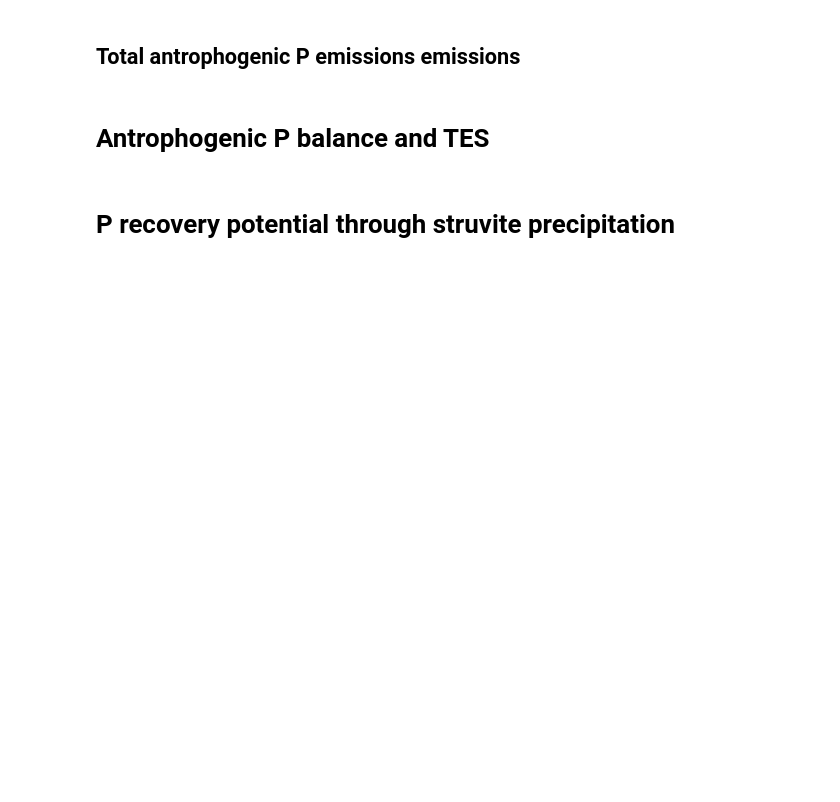
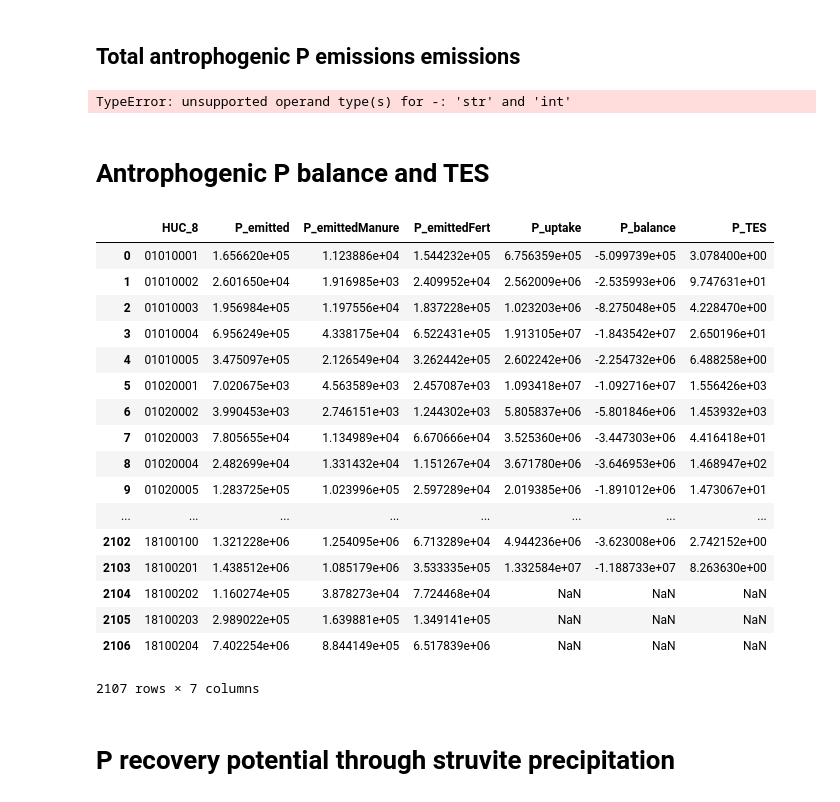
Before and after one commit to emartinher-PSEM3/Ceres, a Jupyter notebook: cereslibrary/TES/TES.ipynb, the cells around one changed output. Saved outputs shown, nothing was run; the diff lists cells and outputs as text; code cells hidden in the pictures; blank space fills up the shorter version.

```diff
--- a/cereslibrary/TES/TES.ipynb
+++ b/cereslibrary/TES/TES.ipynb
@@ -1395,22 +1354,54 @@ NutManureGenerated_df = pd.read_csv('DatabasesClean/NutManureGenerated.csv', con
 TotalEmissions = pd.DataFrame({'HUC_8':NutManureGenerated_df['HUC_CODE'],
                                'P':(NutManureGenerated_df['P_Exc'] + NutFertilizer_df['P_Fert']),
                                'N':(NutManureGenerated_df['N_Exc'] + NutFertilizer_df['N_Fert']),
-                               'K':(NutManureGenerated_df['K_Exc'] + NutFertilizer_df['K_Fert']),})
+                               'K':(NutManureGenerated_df['K_Exc'] + NutFertilizer_df['K_Fert']),
+                               'PManure':(NutManureGenerated_df['P_Exc']),
+                               'NManure':(NutManureGenerated_df['N_Exc']),
+                               'KManure':(NutManureGenerated_df['K_Exc']),
+                               'PFert':(NutFertilizer_df['P_Fert']),
+                               'NFert':(NutFertilizer_df['N_Fert']),
+                               'KFert':(NutFertilizer_df['K_Fert']),
+                                })
 
 TotalEmissions.to_csv('DatabasesClean/TotalEmissions.csv', index=False)
+AnthropogenicHUC_PUptake_df['AnthropogenicHUC_PUptake_year']-2
+# %% [output]
+TypeError: unsupported operand type(s) for -: 'str' and 'int'
 # %% [markdown]
 # Antrophogenic P balance and TES
 # %%
 TotalEmissions_df = pd.read_csv('DatabasesClean/TotalEmissions.csv', converters={'HUC_8': lambda x: str(x)})
 AnthropogenicHUC_PUptake_df = pd.read_csv('DatabasesClean/AnthropogenicHUC_PUptake.csv', converters={'HUC_8': lambda x: str(x)})
 
 AntrophogenicPBalance = pd.DataFrame({'HUC_8':TotalEmissions_df['HUC_8'],
                                        'P_emitted':TotalEmissions['P'],
+                                       'P_emittedManure':TotalEmissions['PManure'],
+                                       'P_emittedFert':TotalEmissions['PFert'],
                                        'P_uptake':AnthropogenicHUC_PUptake_df['AnthropogenicHUC_PUptake_year'],
                                        'P_balance':(TotalEmissions['P'] - AnthropogenicHUC_PUptake_df['AnthropogenicHUC_PUptake_year']),
                                        'P_TES':((AnthropogenicHUC_PUptake_df['AnthropogenicHUC_PUptake_year']-TotalEmissions['P'])/TotalEmissions['P'])})
 
 AntrophogenicPBalance.to_csv('DatabasesClean/AntrophogenicPBalance.csv', index=False)
+AntrophogenicPBalance
+# %% [output]
+|  | HUC_8 | P_emitted | P_emittedManure | P_emittedFert | P_uptake | P_balance | P_TES |
+| 0 | 01010001 | 1.656620e+05 | 1.123886e+04 | 1.544232e+05 | 6.756359e+05 | -5.099739e+05 | 3.078400e+00 |
+| 1 | 01010002 | 2.601650e+04 | 1.916985e+03 | 2.409952e+04 | 2.562009e+06 | -2.535993e+06 | 9.747631e+01 |
+| 2 | 01010003 | 1.956984e+05 | 1.197556e+04 | 1.837228e+05 | 1.023203e+06 | -8.275048e+05 | 4.228470e+00 |
+| 3 | 01010004 | 6.956249e+05 | 4.338175e+04 | 6.522431e+05 | 1.913105e+07 | -1.843542e+07 | 2.650196e+01 |
+| 4 | 01010005 | 3.475097e+05 | 2.126549e+04 | 3.262442e+05 | 2.602242e+06 | -2.254732e+06 | 6.488258e+00 |
+| 5 | 01020001 | 7.020675e+03 | 4.563589e+03 | 2.457087e+03 | 1.093418e+07 | -1.092716e+07 | 1.556426e+03 |
+| 6 | 01020002 | 3.990453e+03 | 2.746151e+03 | 1.244302e+03 | 5.805837e+06 | -5.801846e+06 | 1.453932e+03 |
+| 7 | 01020003 | 7.805655e+04 | 1.134989e+04 | 6.670666e+04 | 3.525360e+06 | -3.447303e+06 | 4.416418e+01 |
+| 8 | 01020004 | 2.482699e+04 | 1.331432e+04 | 1.151267e+04 | 3.671780e+06 | -3.646953e+06 | 1.468947e+02 |
+| 9 | 01020005 | 1.283725e+05 | 1.023996e+05 | 2.597289e+04 | 2.019385e+06 | -1.891012e+06 | 1.473067e+01 |
+| ... | ... | ... | ... | ... | ... | ... | ... |
+| 2102 | 18100100 | 1.321228e+06 | 1.254095e+06 | 6.713289e+04 | 4.944236e+06 | -3.623008e+06 | 2.742152e+00 |
+| 2103 | 18100201 | 1.438512e+06 | 1.085179e+06 | 3.533335e+05 | 1.332584e+07 | -1.188733e+07 | 8.263630e+00 |
+| 2104 | 18100202 | 1.160274e+05 | 3.878273e+04 | 7.724468e+04 | NaN | NaN | NaN |
+| 2105 | 18100203 | 2.989022e+05 | 1.639881e+05 | 1.349141e+05 | NaN | NaN | NaN |
+| 2106 | 18100204 | 7.402254e+06 | 8.844149e+05 | 6.517839e+06 | NaN | NaN | NaN |
+2107 rows × 7 columns
 # %%
 from folium.plugins import MousePosition, Search
 import branca
```
Also changed, not shown: parts of 17 cells of this notebook, 11 other files.
